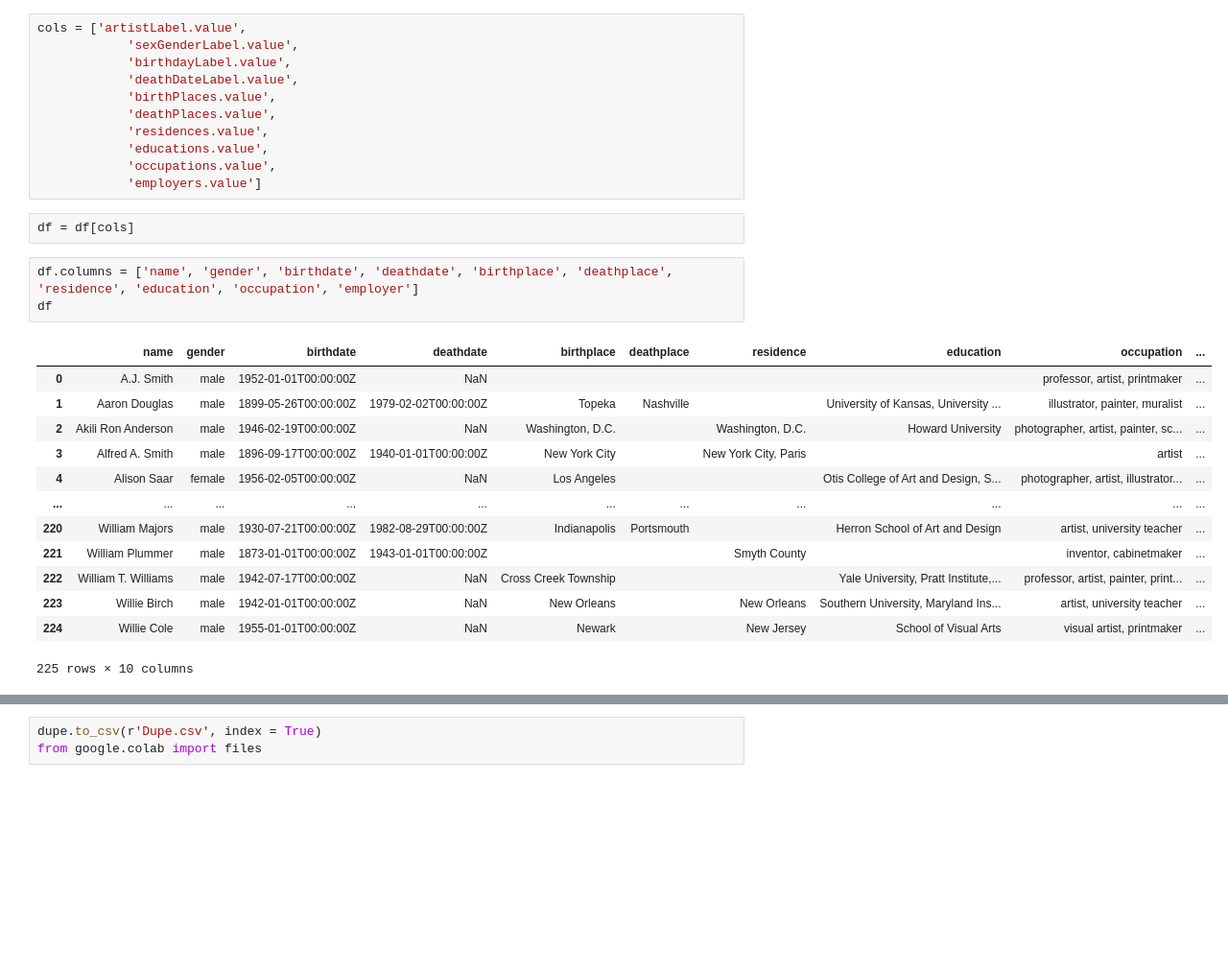
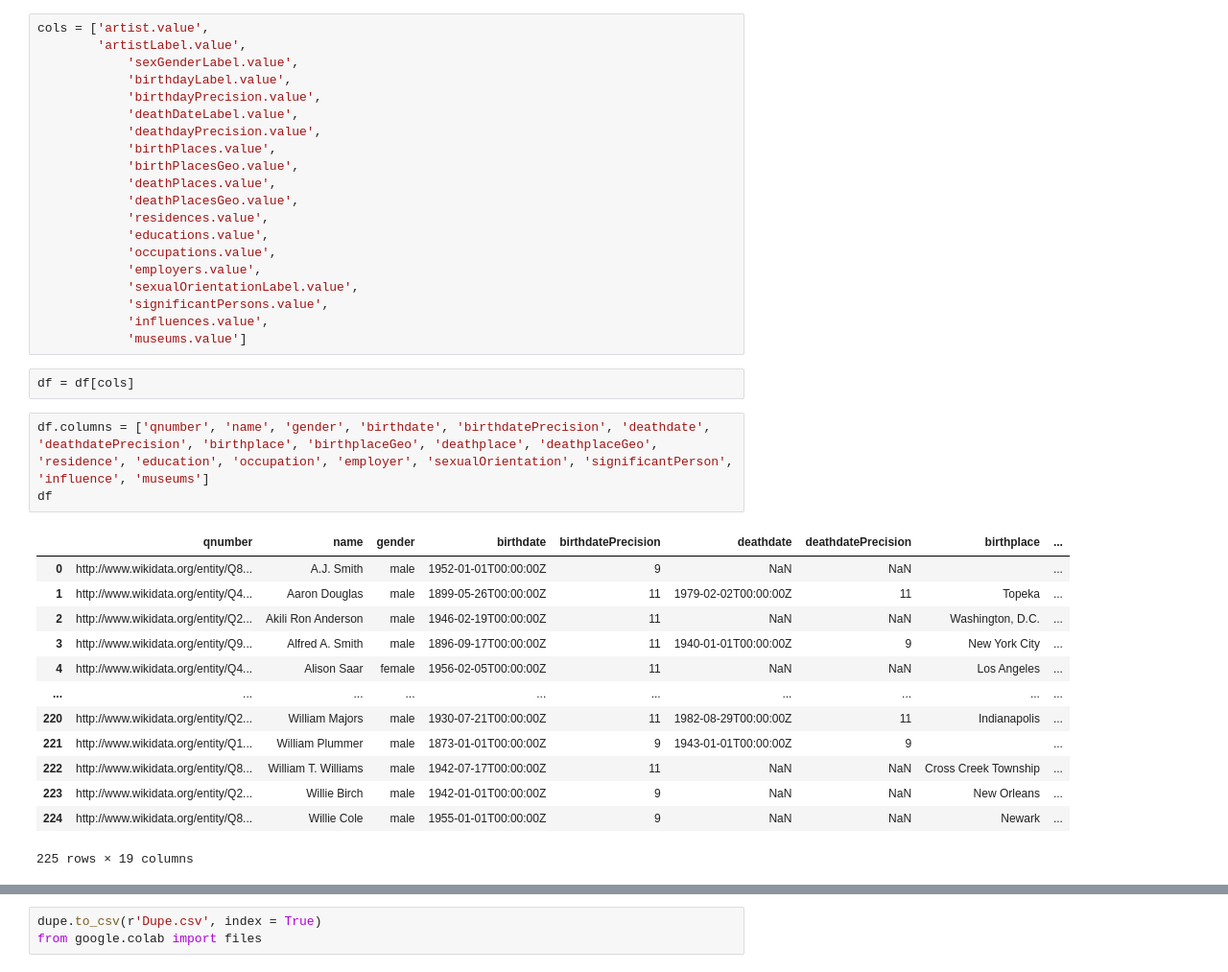
Before and after one commit to hawc2/wikidata, a Jupyter notebook: Wikidata_SPARQL_Queries.ipynb, the cells around one changed output, grey strips where cells are left out. Shown: that part at 96% size. Cells and saved outputs as stored; diff of their text form; blank space fills up the shorter version.

```diff
--- a/Wikidata_SPARQL_Queries.ipynb
+++ b/Wikidata_SPARQL_Queries.ipynb
@@ -137,35 +158,44 @@ Concatenate more fields
 # %%
 df = pd.io.json.json_normalize(results['results']['bindings'])
 # %%
-cols = ['artistLabel.value',
+cols = ['artist.value',
+        'artistLabel.value',
             'sexGenderLabel.value',
             'birthdayLabel.value',
+            'birthdayPrecision.value',
             'deathDateLabel.value',
+            'deathdayPrecision.value',
             'birthPlaces.value',
+            'birthPlacesGeo.value',
             'deathPlaces.value',
+            'deathPlacesGeo.value',
             'residences.value',
             'educations.value',
             'occupations.value',
-            'employers.value']
+            'employers.value',
+            'sexualOrientationLabel.value',
+            'significantPersons.value',
+            'influences.value',
+            'museums.value']
 # %%
 df = df[cols]
 # %%
-df.columns = ['name', 'gender', 'birthdate', 'deathdate', 'birthplace', 'deathplace', 'residence', 'education', 'occupation', 'employer']
+df.columns = ['qnumber', 'name', 'gender', 'birthdate', 'birthdatePrecision', 'deathdate', 'deathdatePrecision', 'birthplace', 'birthplaceGeo', 'deathplace', 'deathplaceGeo', 'residence', 'education', 'occupation', 'employer', 'sexualOrientation', 'significantPerson', 'influence', 'museums']
 df
 # %% [output]
-|  | name | gender | birthdate | deathdate | birthplace | deathplace | residence | education | occupation | ... |
-| 0 | A.J. Smith | male | 1952-01-01T00:00:00Z | NaN |  |  |  |  | professor, artist, printmaker | ... |
-| 1 | Aaron Douglas | male | 1899-05-26T00:00:00Z | 1979-02-02T00:00:00Z | Topeka | Nashville |  | University of Kansas, University ... | illustrator, painter, muralist | ... |
-| 2 | Akili Ron Anderson | male | 1946-02-19T00:00:00Z | NaN | Washington, D.C. |  | Washington, D.C. | Howard University | photographer, artist, painter, sc... | ... |
-| 3 | Alfred A. Smith | male | 1896-09-17T00:00:00Z | 1940-01-01T00:00:00Z | New York City |  | New York City, Paris |  | artist | ... |
-| 4 | Alison Saar | female | 1956-02-05T00:00:00Z | NaN | Los Angeles |  |  | Otis College of Art and Design, S... | photographer, artist, illustrator... | ... |
-| ... | ... | ... | ... | ... | ... | ... | ... | ... | ... | ... |
-| 220 | William Majors | male | 1930-07-21T00:00:00Z | 1982-08-29T00:00:00Z | Indianapolis | Portsmouth |  | Herron School of Art and Design | artist, university teacher | ... |
-| 221 | William Plummer | male | 1873-01-01T00:00:00Z | 1943-01-01T00:00:00Z |  |  | Smyth County |  | inventor, cabinetmaker | ... |
-| 222 | William T. Williams | male | 1942-07-17T00:00:00Z | NaN | Cross Creek Township |  |  | Yale University, Pratt Institute,... | professor, artist, painter, print... | ... |
-| 223 | Willie Birch | male | 1942-01-01T00:00:00Z | NaN | New Orleans |  | New Orleans | Southern University, Maryland Ins... | artist, university teacher | ... |
-| 224 | Willie Cole | male | 1955-01-01T00:00:00Z | NaN | Newark |  | New Jersey | School of Visual Arts | visual artist, printmaker | ... |
+|  | qnumber | name | gender | birthdate | birthdatePrecision | deathdate | deathdatePrecision | birthplace | ... |
+| 0 | http://www.wikidata.org/entity/Q8... | A.J. Smith | male | 1952-01-01T00:00:00Z | 9 | NaN | NaN |  | ... |
+| 1 | http://www.wikidata.org/entity/Q4... | Aaron Douglas | male | 1899-05-26T00:00:00Z | 11 | 1979-02-02T00:00:00Z | 11 | Topeka | ... |
+| 2 | http://www.wikidata.org/entity/Q2... | Akili Ron Anderson | male | 1946-02-19T00:00:00Z | 11 | NaN | NaN | Washington, D.C. | ... |
+| 3 | http://www.wikidata.org/entity/Q9... | Alfred A. Smith | male | 1896-09-17T00:00:00Z | 11 | 1940-01-01T00:00:00Z | 9 | New York City | ... |
+| 4 | http://www.wikidata.org/entity/Q4... | Alison Saar | female | 1956-02-05T00:00:00Z | 11 | NaN | NaN | Los Angeles | ... |
+| ... | ... | ... | ... | ... | ... | ... | ... | ... | ... |
+| 220 | http://www.wikidata.org/entity/Q2... | William Majors | male | 1930-07-21T00:00:00Z | 11 | 1982-08-29T00:00:00Z | 11 | Indianapolis | ... |
+| 221 | http://www.wikidata.org/entity/Q1... | William Plummer | male | 1873-01-01T00:00:00Z | 9 | 1943-01-01T00:00:00Z | 9 |  | ... |
+| 222 | http://www.wikidata.org/entity/Q8... | William T. Williams | male | 1942-07-17T00:00:00Z | 11 | NaN | NaN | Cross Creek Township | ... |
+| 223 | http://www.wikidata.org/entity/Q2... | Willie Birch | male | 1942-01-01T00:00:00Z | 9 | NaN | NaN | New Orleans | ... |
+| 224 | http://www.wikidata.org/entity/Q8... | Willie Cole | male | 1955-01-01T00:00:00Z | 9 | NaN | NaN | Newark | ... |
-225 rows × 10 columns
+225 rows × 19 columns
 # %%
 ## Gathering duplicate entries so I can figure out which columns still need to be concatenated.
 dupe = df[df.duplicated(subset=['name'], keep=False)]
```
Also changed, not shown: parts of 6 cells of this notebook.
